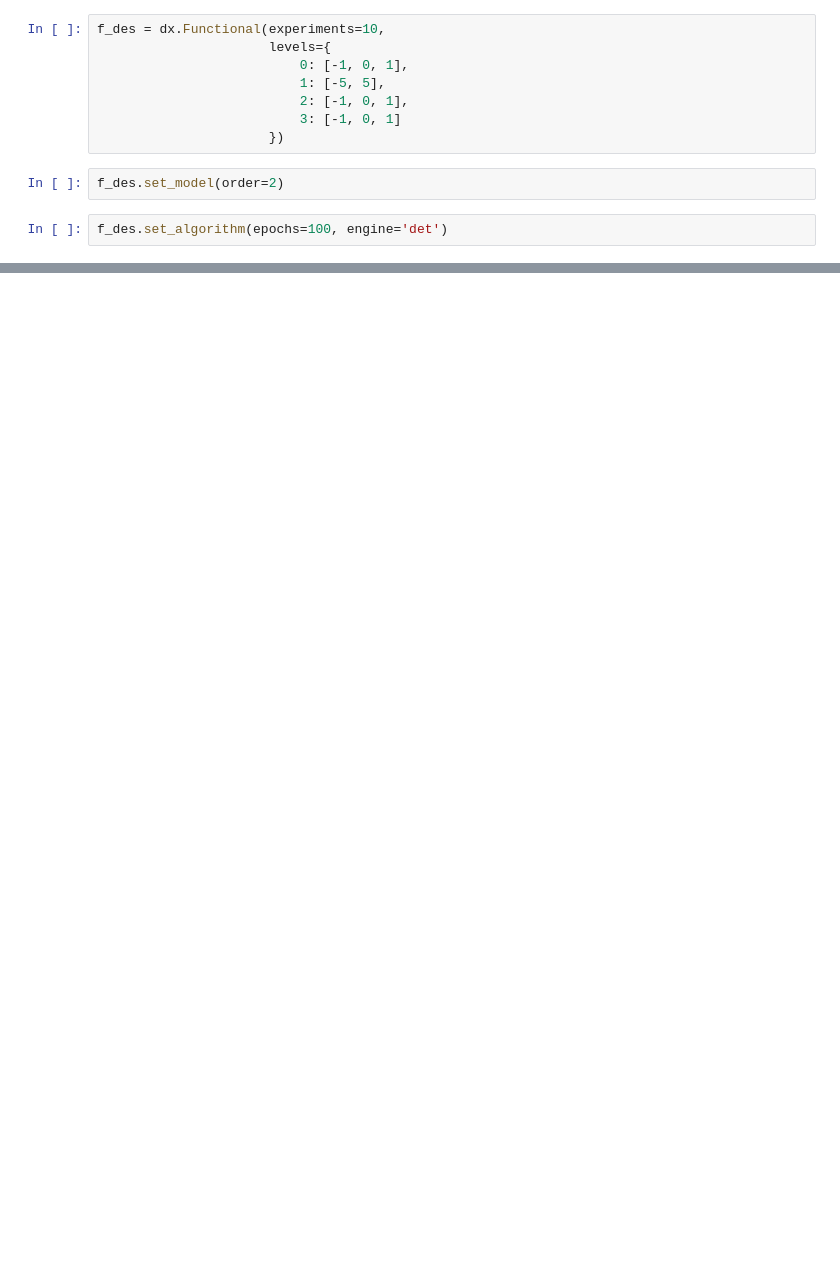
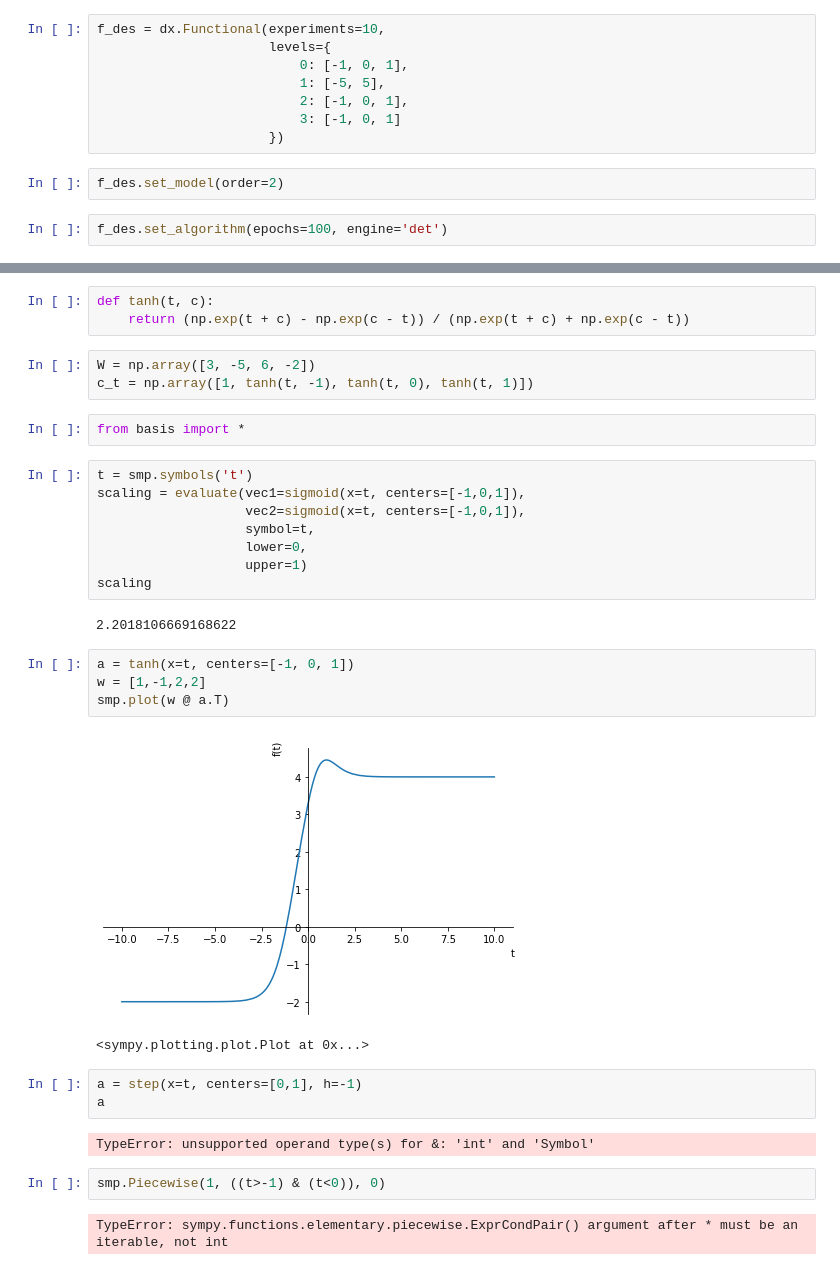
Before and after one commit to TedOiler/dexpy, a Jupyter notebook: test_functional.ipynb, the cells around one changed output, grey strips where cells are left out. Cells and saved outputs as stored; diff of their text form; blank space fills up the shorter version.

Commit message:
added sympy support for basis functions

```diff
--- a/test_functional.ipynb
+++ b/test_functional.ipynb
@@ -130,0 +93,34 @@ array([-0.        , -0.        , -0.        , -0.        , -0.        ,
+# %%
+def tanh(t, c):
+    return (np.exp(t + c) - np.exp(c - t)) / (np.exp(t + c) + np.exp(c - t))
+# %%
+W = np.array([3, -5, 6, -2])
+c_t = np.array([1, tanh(t, -1), tanh(t, 0), tanh(t, 1)])
+# %%
+from basis import *
+# %%
+t = smp.symbols('t')
+scaling = evaluate(vec1=sigmoid(x=t, centers=[-1,0,1]),
+                   vec2=sigmoid(x=t, centers=[-1,0,1]),
+                   symbol=t,
+                   lower=0,
+                   upper=1)
+scaling
+# %% [output]
+2.2018106669168622
+# %%
+a = tanh(x=t, centers=[-1, 0, 1])
+w = [1,-1,2,2]
+smp.plot(w @ a.T)
+# %% [output]
+[figure, added]
+<sympy.plotting.plot.Plot at 0x...>
+# %%
+a = step(x=t, centers=[0,1], h=-1)
+a
+# %% [output]
+TypeError: unsupported operand type(s) for &: 'int' and 'Symbol'
+# %%
+smp.Piecewise(1, ((t>-1) & (t<0)), 0)
+# %% [output]
+TypeError: sympy.functions.elementary.piecewise.ExprCondPair() argument after * must be an iterable, not int
```
Also changed, not shown: parts of 10 cells of this notebook, 2 other files.
